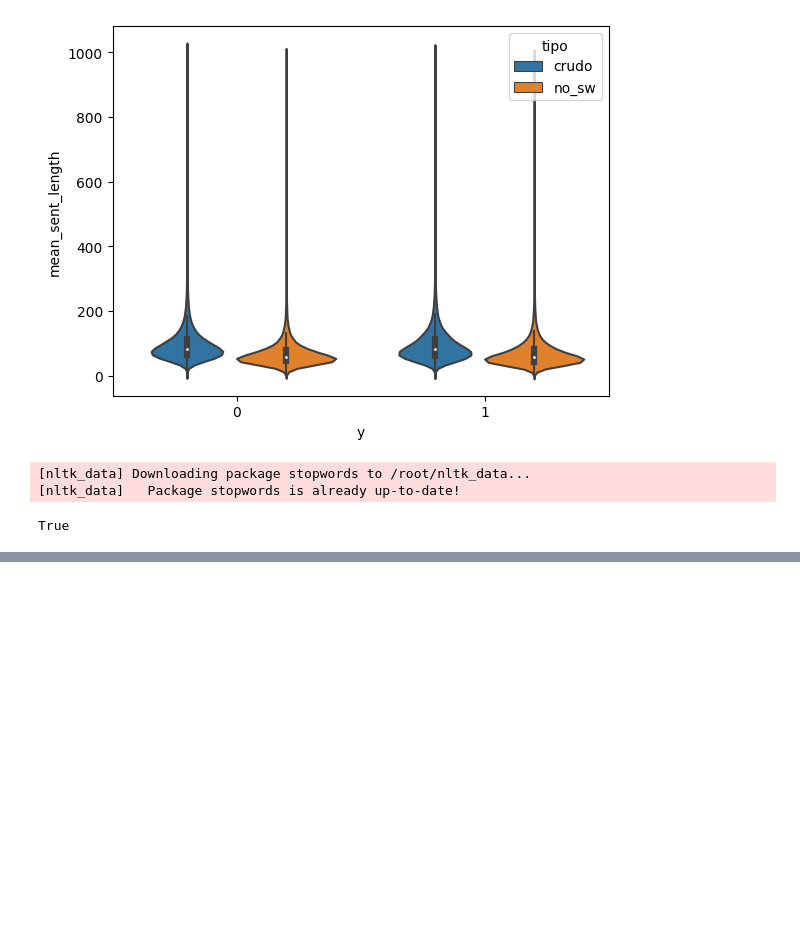
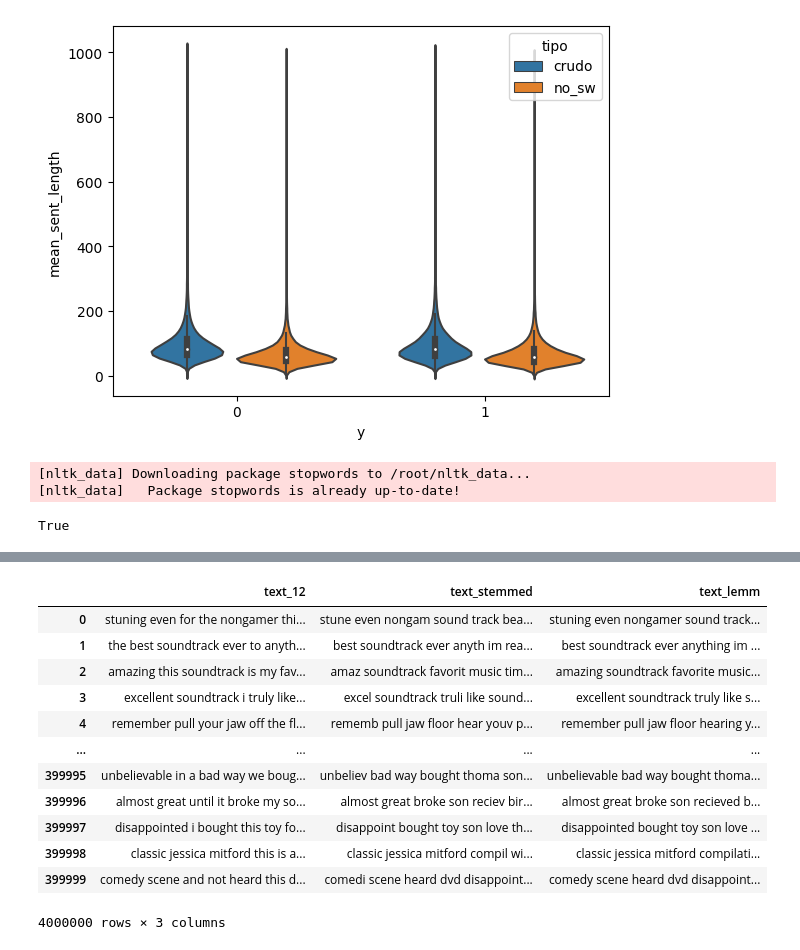
Before and after one commit to MaLuisa7/data_processing_and_classification_MasterDS, a Jupyter notebook: Practica4.ipynb, the cells around one changed output, grey strips where cells are left out. Cells and saved outputs as stored; diff of their text form; code cells hidden in the pictures; blank space fills up the shorter version.

```diff
--- a/Practica4.ipynb
+++ b/Practica4.ipynb
@@ -241,0 +294,13 @@ plt.show()
+# %%
+import re
+from nltk.corpus import stopwords
+from nltk.stem import PorterStemmer
+from nltk.stem import WordNetLemmatizer
+
+# Preprocess your stopwords outside the loop for efficiency
+stop = set(stopwords.words('english'))
+stemmer = PorterStemmer()
+lemmatizer = WordNetLemmatizer()
+
+# Initialize an empty list to store the preprocessed texts
+lst_texts = []
@@ -241,0 +352,10 @@ plt.show()
+# %%
+lst_df_texts =[]
+step =int(4e5)
+for i in range(0 , int(4e6), step ):
+    # print(i ,step+i )
+  now = datetime.datetime.now()
+  print ("Current date and time : ")
+  print (now.strftime("%Y-%m-%d %H:%M:%S"))
+  df = data_prep_batch(i ,i +step )
+  lst_df_texts.append(df)
@@ -241,0 +380,3 @@ plt.show()
+# %%
+df_preprocesed = pd.concat(lst_df_texts)
+df_preprocesed.to_csv('resultados_20231014.csv')
@@ -241,0 +386,16 @@ plt.show()
+# %%
+df_preprocesed
+# %% [output]
+|  | text_12 | text_stemmed | text_lemm |
+| 0 | stuning even for the nongamer thi... | stune even nongam sound track bea... | stuning even nongamer sound track... |
+| 1 | the best soundtrack ever to anyth... | best soundtrack ever anyth im rea... | best soundtrack ever anything im ... |
+| 2 | amazing this soundtrack is my fav... | amaz soundtrack favorit music tim... | amazing soundtrack favorite music... |
+| 3 | excellent soundtrack i truly like... | excel soundtrack truli like sound... | excellent soundtrack truly like s... |
+| 4 | remember pull your jaw off the fl... | rememb pull jaw floor hear youv p... | remember pull jaw floor hearing y... |
+| ... | ... | ... | ... |
+| 399995 | unbelievable in a bad way we boug... | unbeliev bad way bought thoma son... | unbelievable bad way bought thoma... |
+| 399996 | almost great until it broke my so... | almost great broke son reciev bir... | almost great broke son recieved b... |
+| 399997 | disappointed i bought this toy fo... | disappoint bought toy son love th... | disappointed bought toy son love ... |
+| 399998 | classic jessica mitford this is a... | classic jessica mitford compil wi... | classic jessica mitford compilati... |
+| 399999 | comedy scene and not heard this d... | comedi scene heard dvd disappoint... | comedy scene heard dvd disappoint... |
+4000000 rows × 3 columns
```
Also changed, not shown: parts of 23 cells of this notebook.
